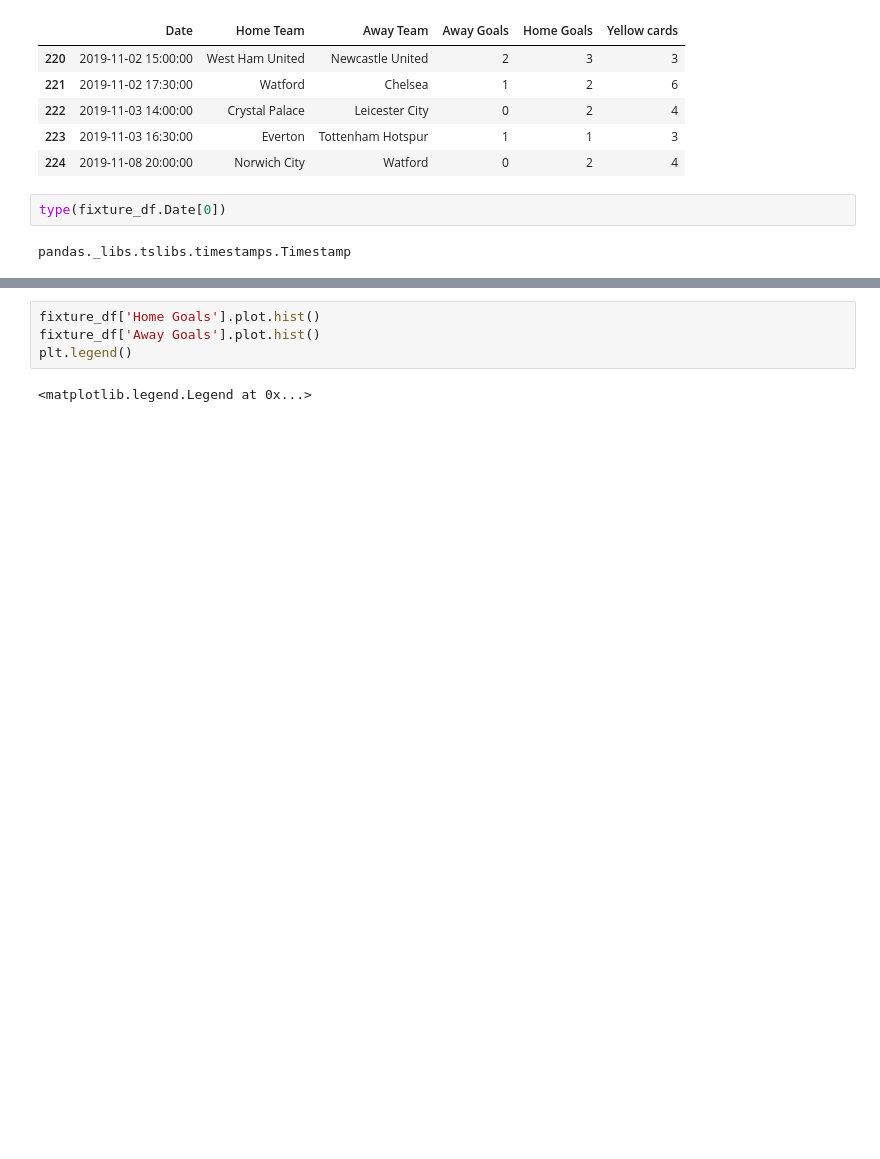
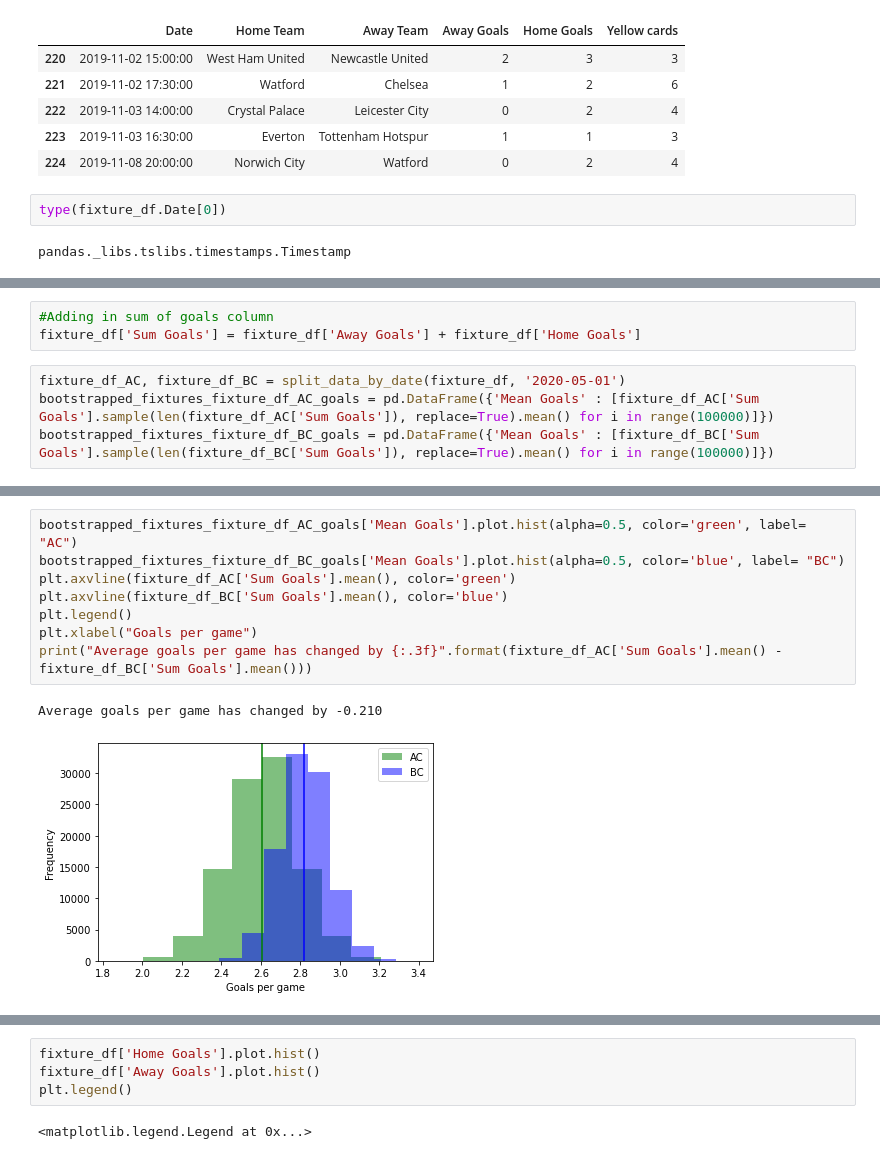
Before and after one commit to conorhamill36/FootballStats, a Jupyter notebook: FootballStats.ipynb, the cells around one changed output, grey strips where cells are left out. Drawn from its saved outputs; the diff is of its cells as text; blank space fills up the shorter version.

Commit message:
Home and away goals investigated as well

```diff
--- a/FootballStats.ipynb
+++ b/FootballStats.ipynb
@@ -454,0 +249,7 @@ plt.legend()
+# %%
+#Adding in sum of goals column
+fixture_df['Sum Goals'] = fixture_df['Away Goals'] + fixture_df['Home Goals']
+# %%
+fixture_df_AC, fixture_df_BC = split_data_by_date(fixture_df, '2020-05-01')
+bootstrapped_fixtures_fixture_df_AC_goals = pd.DataFrame({'Mean Goals' : [fixture_df_AC['Sum Goals'].sample(len(fixture_df_AC['Sum Goals']), replace=True).mean() for i in range(100000)]})
+bootstrapped_fixtures_fixture_df_BC_goals = pd.DataFrame({'Mean Goals' : [fixture_df_BC['Sum Goals'].sample(len(fixture_df_BC['Sum Goals']), replace=True).mean() for i in range(100000)]})
@@ -454,0 +259,11 @@ plt.legend()
+# %%
+bootstrapped_fixtures_fixture_df_AC_goals['Mean Goals'].plot.hist(alpha=0.5, color='green', label= "AC")
+bootstrapped_fixtures_fixture_df_BC_goals['Mean Goals'].plot.hist(alpha=0.5, color='blue', label= "BC")
+plt.axvline(fixture_df_AC['Sum Goals'].mean(), color='green')
+plt.axvline(fixture_df_BC['Sum Goals'].mean(), color='blue')
+plt.legend()
+plt.xlabel("Goals per game")
+print("Average goals per game has changed by {:.3f}".format(fixture_df_AC['Sum Goals'].mean() - fixture_df_BC['Sum Goals'].mean()))
+# %% [output]
+Average goals per game has changed by -0.210
+[figure, added]
```
Also changed, not shown: parts of 49 cells of this notebook.
